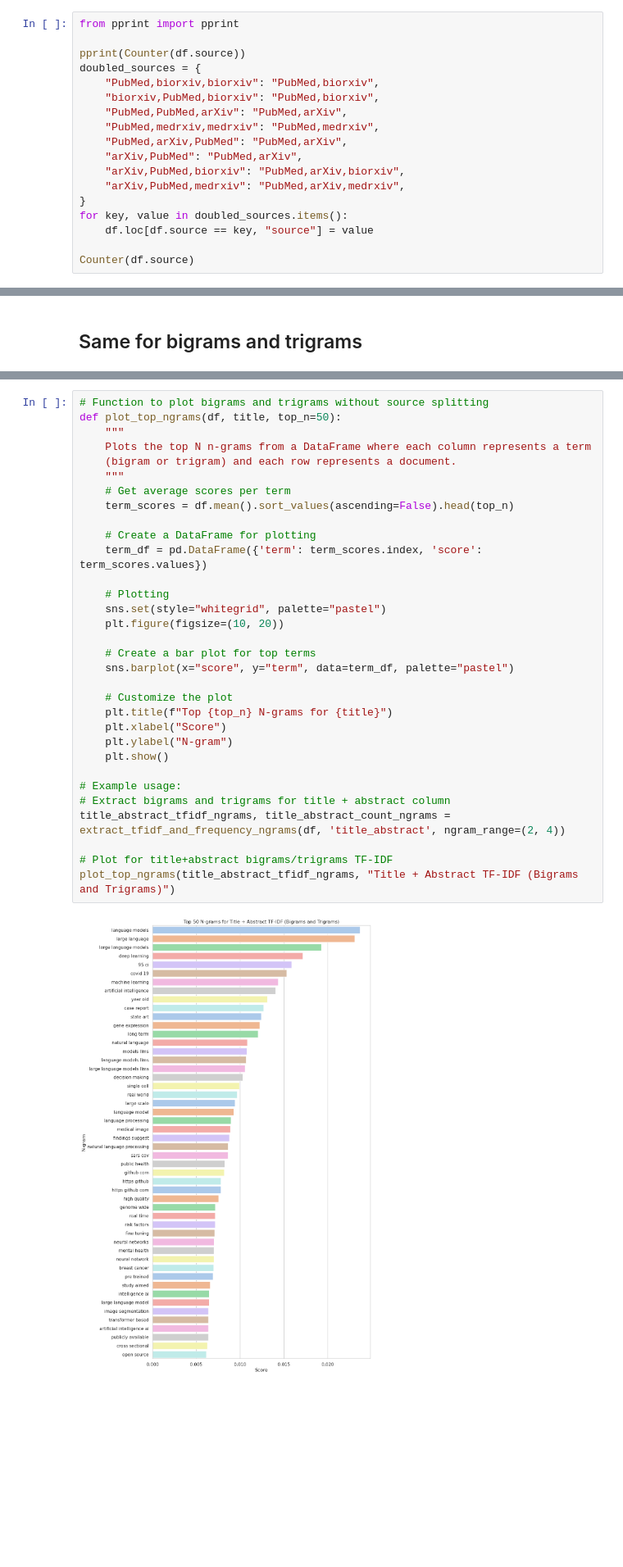
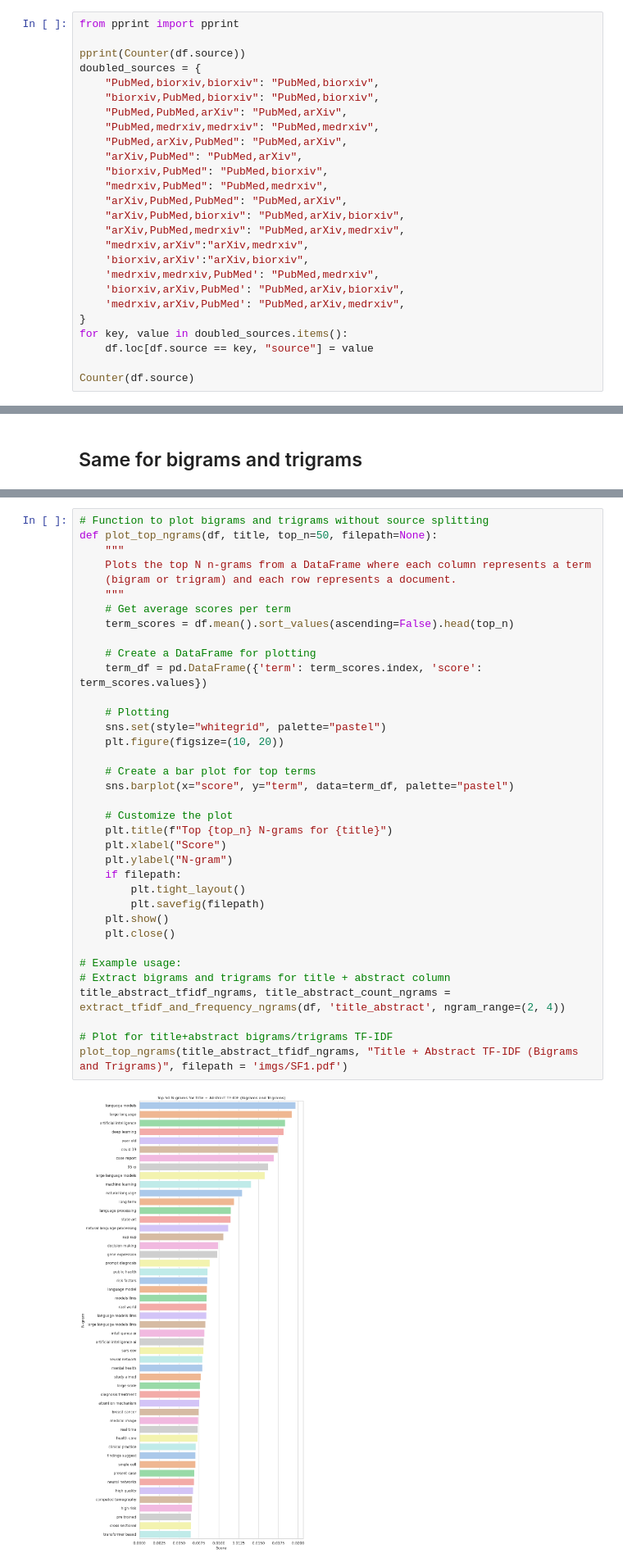
Before and after one commit to TohaRhymes/llm_in_diagnostics, a Jupyter notebook: 2_clean_EDA_and_clinical_extraction.ipynb, the cells around one changed output, grey strips where cells are left out. Shown at 82% size. Drawn from its saved outputs; the diff is of its cells as text; blank space fills up the shorter version.

```diff
--- a/2_clean_EDA_and_clinical_extraction.ipynb
+++ b/2_clean_EDA_and_clinical_extraction.ipynb
@@ -140,8 +133,16 @@ doubled_sources = {
     "PubMed,medrxiv,medrxiv": "PubMed,medrxiv",
     "PubMed,arXiv,PubMed": "PubMed,arXiv",
     "arXiv,PubMed": "PubMed,arXiv",
+    "biorxiv,PubMed": "PubMed,biorxiv",
+    "medrxiv,PubMed": "PubMed,medrxiv",
+    "arXiv,PubMed,PubMed": "PubMed,arXiv",
     "arXiv,PubMed,biorxiv": "PubMed,arXiv,biorxiv",
     "arXiv,PubMed,medrxiv": "PubMed,arXiv,medrxiv",
+    "medrxiv,arXiv":"arXiv,medrxiv",
+    'biorxiv,arXiv':"arXiv,biorxiv",
+    'medrxiv,medrxiv,PubMed': "PubMed,medrxiv",
+    'biorxiv,arXiv,PubMed': "PubMed,arXiv,biorxiv",
+    'medrxiv,arXiv,PubMed': "PubMed,arXiv,medrxiv",
 }
 for key, value in doubled_sources.items():
     df.loc[df.source == key, "source"] = value
@@ -423,37 +428,41 @@ plot_top_ngrams_with_source(title_abstract_tfidf_ngrams.assign(source=df['source
 # %%
 # Function to plot bigrams and trigrams without source splitting
-def plot_top_ngrams(df, title, top_n=50):
+def plot_top_ngrams(df, title, top_n=50, filepath=None):
     """
     Plots the top N n-grams from a DataFrame where each column represents a term
     (bigram or trigram) and each row represents a document.
     """
     # Get average scores per term
     term_scores = df.mean().sort_values(ascending=False).head(top_n)
 
     # Create a DataFrame for plotting
     term_df = pd.DataFrame({'term': term_scores.index, 'score': term_scores.values})
 
     # Plotting
     sns.set(style="whitegrid", palette="pastel")
     plt.figure(figsize=(10, 20))
 
     # Create a bar plot for top terms
     sns.barplot(x="score", y="term", data=term_df, palette="pastel")
 
     # Customize the plot
     plt.title(f"Top {top_n} N-grams for {title}")
     plt.xlabel("Score")
     plt.ylabel("N-gram")
+    if filepath:
+        plt.tight_layout()
+        plt.savefig(filepath)
     plt.show()
+    plt.close()
 
 # Example usage:
 # Extract bigrams and trigrams for title + abstract column
 title_abstract_tfidf_ngrams, title_abstract_count_ngrams = extract_tfidf_and_frequency_ngrams(df, 'title_abstract', ngram_range=(2, 4))
 
 # Plot for title+abstract bigrams/trigrams TF-IDF
-plot_top_ngrams(title_abstract_tfidf_ngrams, "Title + Abstract TF-IDF (Bigrams and Trigrams)")
+plot_top_ngrams(title_abstract_tfidf_ngrams, "Title + Abstract TF-IDF (Bigrams and Trigrams)", filepath = 'imgs/SF1.pdf')
 # %% [output]
-[figure, old version]
+[figure, new version]
 # %%
 # Example usage:
 # Extract bigrams and trigrams for title + abstract column
```
Also changed, not shown: parts of 15 cells of this notebook, 12 other files.
